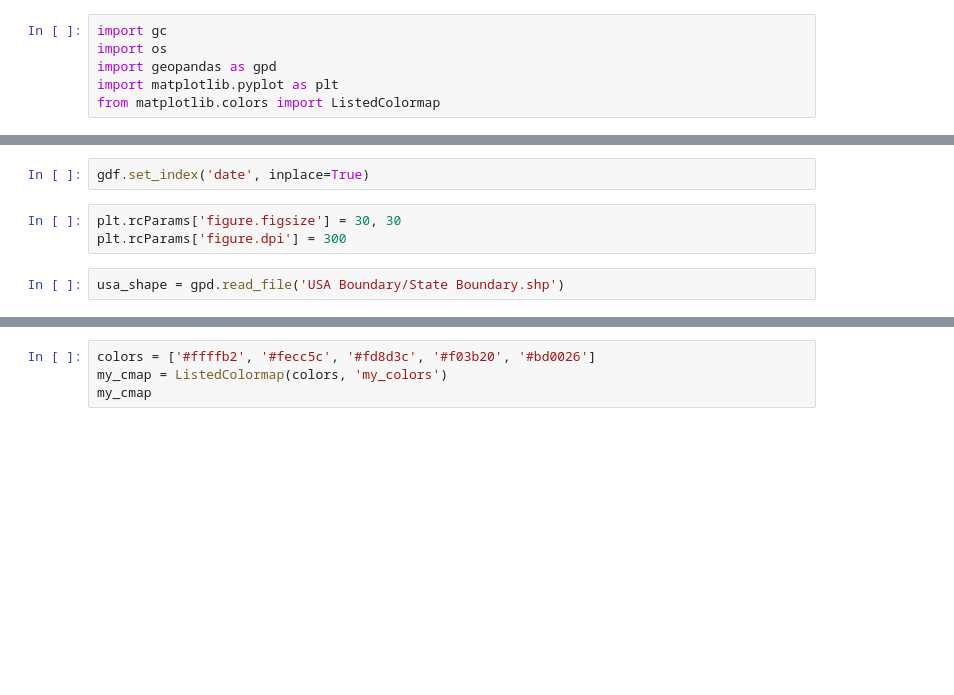
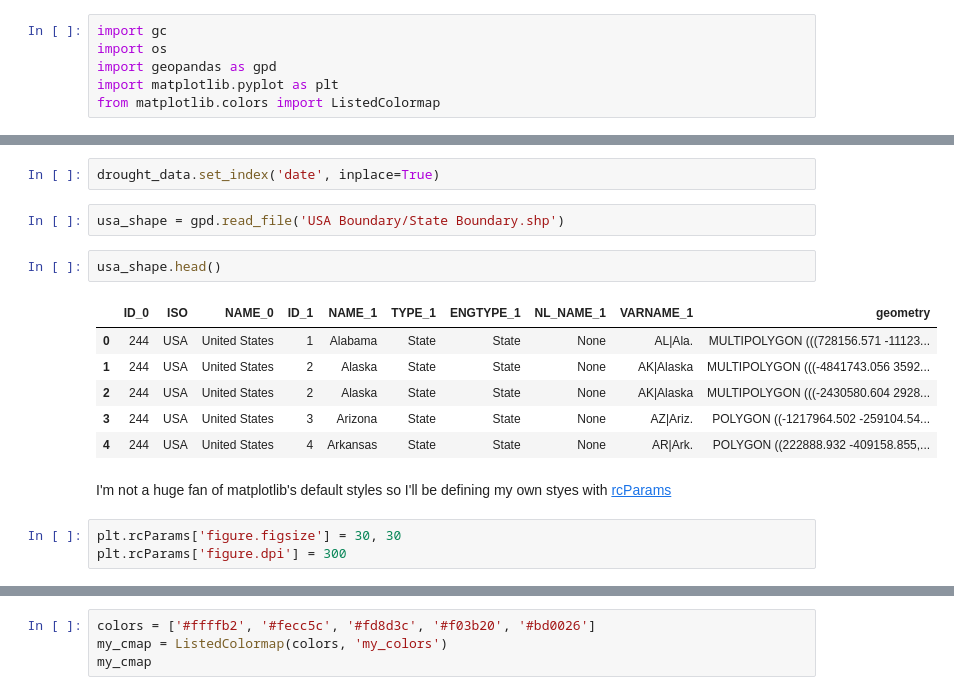
Before and after one commit to rezw4n/Drought-Monitor, a Jupyter notebook: Drought Map Analysis.ipynb, the cells around one changed output, grey strips where cells are left out. Cells and saved outputs as stored; diff of their text form; blank space fills up the shorter version.

Commit message:
Updated plots with dates included and added comments

```diff
--- a/Drought Map Analysis.ipynb
+++ b/Drought Map Analysis.ipynb
@@ -19,11 +25,22 @@ gdf.head()
 | 3 | 3 | 6.979721e+05 | 9.226889e+09 | USDM_20200107 | 07 January, 2020 | MULTIPOLYGON (((-383208.046 -1211... |
 | 4 | 4 | 2.864648e+04 | 3.624351e+07 | USDM_20200107 | 07 January, 2020 | POLYGON ((-5860708.526 -292051.25... |
 # %%
-gdf.set_index('date', inplace=True)
+drought_data.set_index('date', inplace=True)
+# %%
+usa_shape = gpd.read_file('USA Boundary/State Boundary.shp')
+# %%
+usa_shape.head()
+# %% [output]
+|  | ID_0 | ISO | NAME_0 | ID_1 | NAME_1 | TYPE_1 | ENGTYPE_1 | NL_NAME_1 | VARNAME_1 | geometry |
+| 0 | 244 | USA | United States | 1 | Alabama | State | State | None | AL|Ala. | MULTIPOLYGON (((728156.571 -11123... |
+| 1 | 244 | USA | United States | 2 | Alaska | State | State | None | AK|Alaska | MULTIPOLYGON (((-4841743.056 3592... |
+| 2 | 244 | USA | United States | 2 | Alaska | State | State | None | AK|Alaska | MULTIPOLYGON (((-2430580.604 2928... |
+| 3 | 244 | USA | United States | 3 | Arizona | State | State | None | AZ|Ariz. | POLYGON ((-1217964.502 -259104.54... |
+| 4 | 244 | USA | United States | 4 | Arkansas | State | State | None | AR|Ark. | POLYGON ((222888.932 -409158.855,... |
+# %% [markdown]
+I'm not a huge fan of matplotlib's default styles so I'll be defining my own styes with [rcParams](https://matplotlib.org/stable/tutorials/introductory/customizing.html#customizing-with-dynamic-rc-settings)
 # %%
 plt.rcParams['figure.figsize'] = 30, 30
 plt.rcParams['figure.dpi'] = 300
-# %%
-usa_shape = gpd.read_file('USA Boundary/State Boundary.shp')
 # %%
 fig, ax = plt.subplots(figsize=(30, 30))
```
Also changed, not shown: parts of 20 cells of this notebook.
